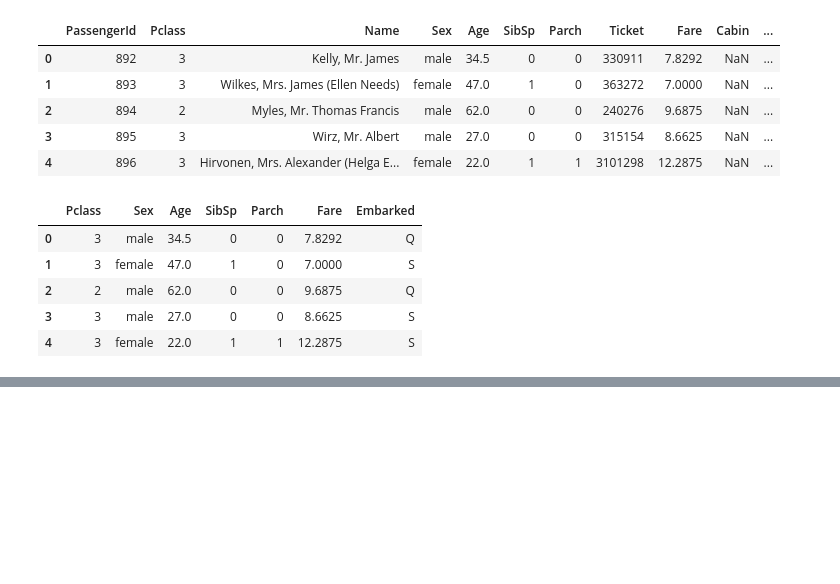
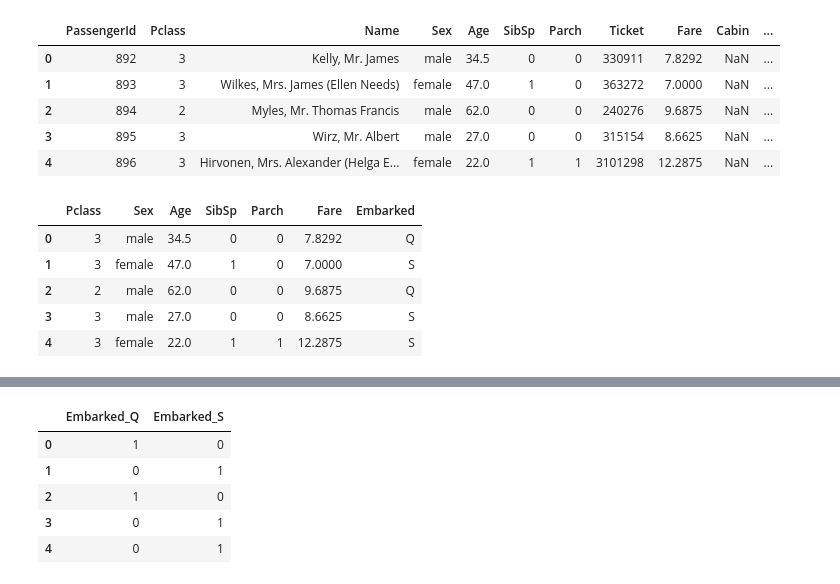
Before and after one commit to sricharan245/python-developments, a Jupyter notebook: Titanic_Survival_Classification.ipynb, the cells around one changed output, grey strips where cells are left out. Cells and saved outputs as stored; diff of their text form; code cells hidden in the pictures; blank space fills up the shorter version.

```diff
--- a/Titanic_Survival_Classification.ipynb
+++ b/Titanic_Survival_Classification.ipynb
@@ -634,9 +547,9 @@ print(scores.mean())
 # %%
 import pandas as pd
 
-td = pd.read_csv('test.csv')
+td_raw = pd.read_csv('test.csv')
 
-td.head()
+td_raw.head()
 # %% [output]
 |  | PassengerId | Pclass | Name | Sex | Age | SibSp | Parch | Ticket | Fare | Cabin | ... |
 | 0 | 892 | 3 | Kelly, Mr. James | male | 34.5 | 0 | 0 | 330911 | 7.8292 | NaN | ... |
@@ -656,0 +587,10 @@ td.head()
+# %%
+encoded_vars = pd.DataFrame(ohe.fit_transform(td[['Embarked']]), columns=ohe.get_feature_names_out(['Embarked']))
+encoded_vars.head()
+# %% [output]
+|  | Embarked_Q | Embarked_S |
+| 0 | 1 | 0 |
+| 1 | 0 | 1 |
+| 2 | 1 | 0 |
+| 3 | 0 | 1 |
+| 4 | 0 | 1 |
```
Also changed, not shown: parts of 31 cells of this notebook.
